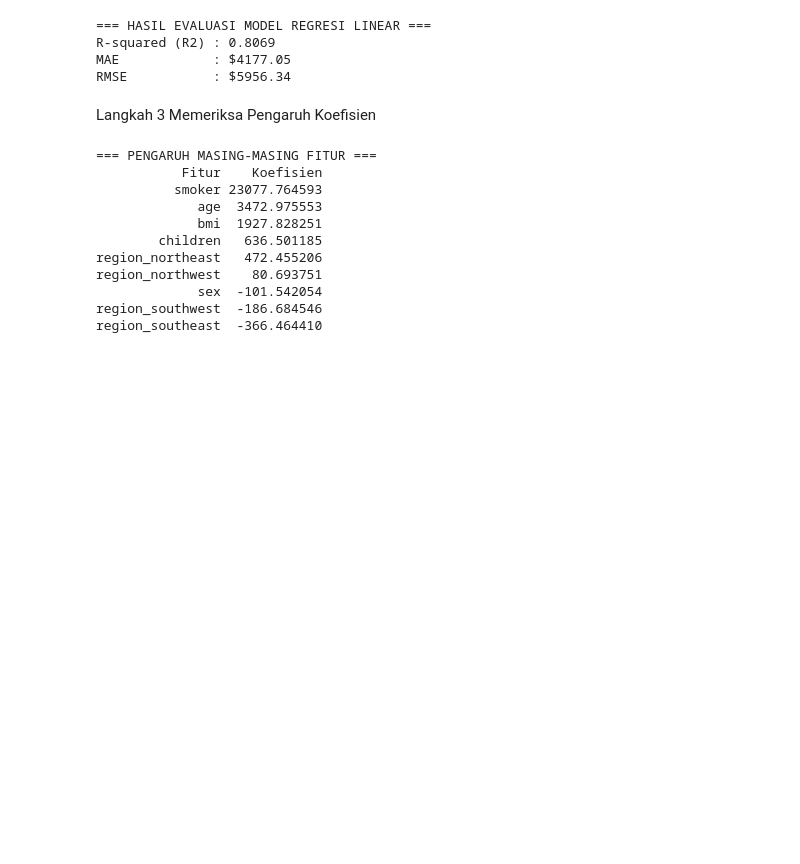
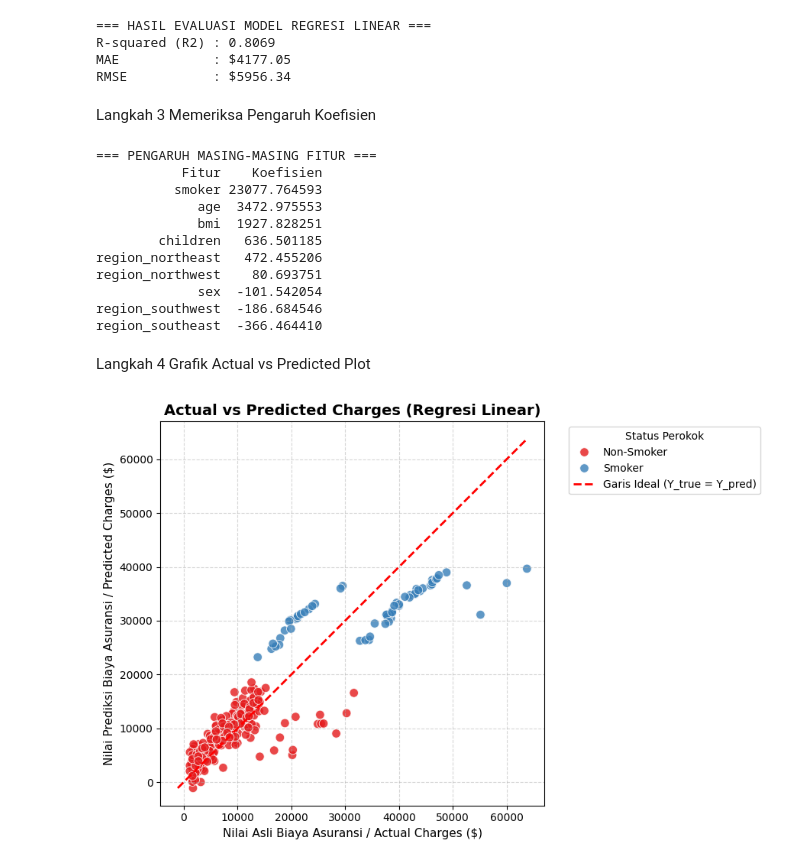
Before and after one commit to amdalyyy11/RegresiLinear_Kelas5A_Kelompok1, a Jupyter notebook: RegresiLinear_5A_Kelompok1.ipynb, the cells around one changed output. Saved outputs shown, nothing was run; the diff lists cells and outputs as text; code cells hidden in the pictures; blank space fills up the shorter version.

```diff
--- a/RegresiLinear_5A_Kelompok1.ipynb
+++ b/RegresiLinear_5A_Kelompok1.ipynb
@@ -429,3 +429,45 @@ region_northwest    80.693751
              sex  -101.542054
 region_southwest  -186.684546
 region_southeast  -366.464410
+# %% [markdown]
+Langkah 4 Grafik Actual vs Predicted Plot
+# %%
+import seaborn as sns
+plt.figure(figsize=(9, 6))
+
+# Scatter plot membandingkan Y asli (y_test) dan Y hasil prediksi (y_pred)
+sns.scatterplot(
+    x=y_test,
+    y=y_pred,
+    hue=X_test["smoker"].map({0: "Non-Smoker", 1: "Smoker"}),
+    palette="Set1",
+    alpha=0.8,
+    s=70,
+)
+
+# Garis diagonal merah sebagai acuan garis ideal (Prediksi Sempurna)
+max_val = max(y_test.max(), y_pred.max())
+min_val = min(y_test.min(), y_pred.min())
+plt.plot(
+    [min_val, max_val],
+    [min_val, max_val],
+    color="red",
+    linestyle="--",
+    linewidth=2,
+    label="Garis Ideal (Y_true = Y_pred)",
+)
+
+# Label dan Judul Visualisasi
+plt.title(
+    "Actual vs Predicted Charges (Regresi Linear)",
+    fontsize=14,
+    fontweight="bold",
+)
+plt.xlabel("Nilai Asli Biaya Asuransi / Actual Charges ($)", fontsize=11)
+plt.ylabel("Nilai Prediksi Biaya Asuransi / Predicted Charges ($)", fontsize=11)
+plt.legend(title="Status Perokok", bbox_to_anchor=(1.05, 1), loc="upper left")
+plt.grid(True, linestyle="--", alpha=0.5)
+plt.tight_layout()
+plt.show()
+# %% [output]
+[figure, added]
```
